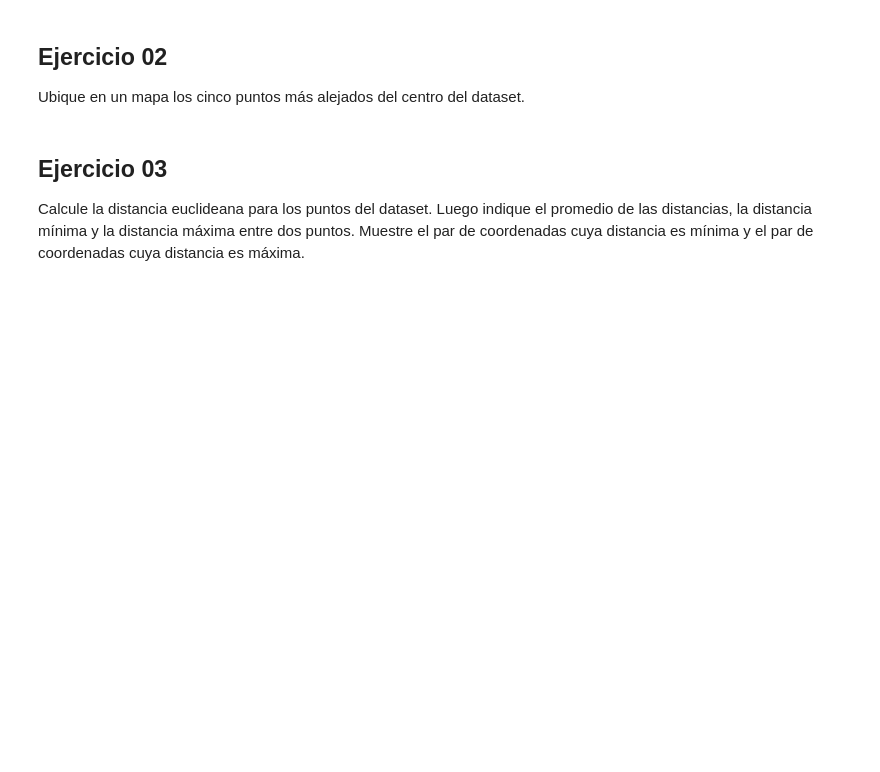
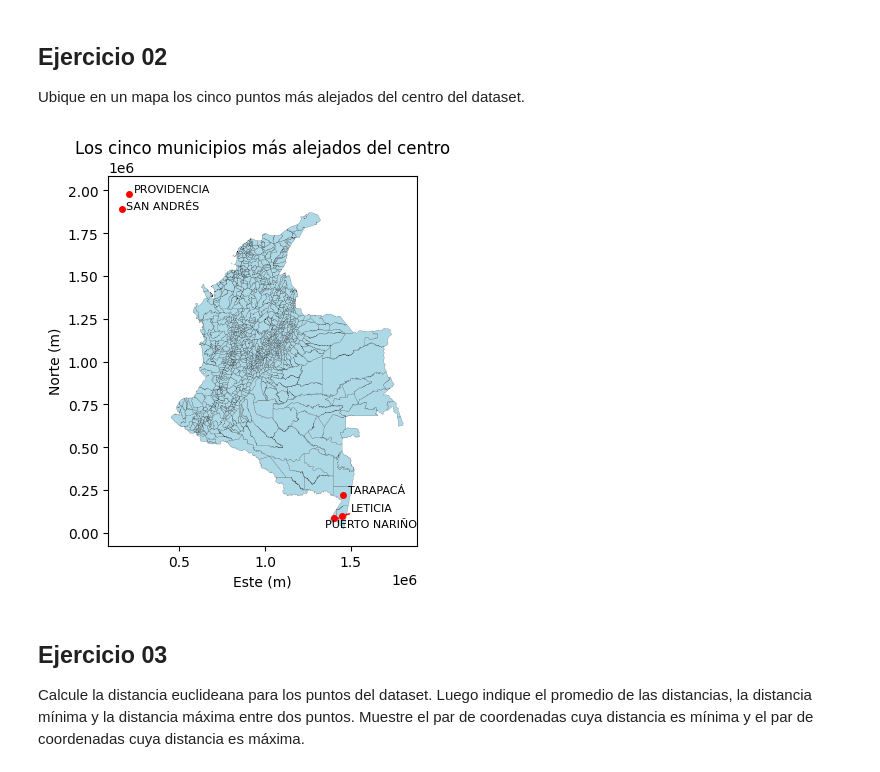
Before and after one commit to BluessyJazz/Programacion-Para-Ingenieria_2024-1, a Jupyter notebook: SI05 GeoPandas SciPy/BEDOYAa_SI05_v20240516.ipynb, the cells around one changed output. Drawn from its saved outputs; the diff is of its cells as text; code cells hidden in the pictures; blank space fills up the shorter version.

```diff
--- a/SI05 GeoPandas SciPy/BEDOYAa_SI05_v20240516.ipynb
+++ b/SI05 GeoPandas SciPy/BEDOYAa_SI05_v20240516.ipynb
@@ -155,3 +282,43 @@ Ubique en un mapa los cinco puntos más alejados del centro del dataset.
+# %%
+# Proyectar a un CRS proyectado
+mun_col_crs = mun_col.to_crs("EPSG:3116")
+
+# Calcular el centro del conjunto de datos
+center = mun_col_crs.geometry.centroid.unary_union.centroid
+
+# Calcular la distancia de cada punto al centro
+mun_col_crs['distancia_al_centro'] = mun_col_crs.geometry.centroid.distance(center)
+
+# Ordenar los puntos por su distancia al centro y seleccionar los cinco puntos más alejados
+puntos_mas_alejados = mun_col_crs.nlargest(5, 'distancia_al_centro')
+
+# Crear una figura y un eje
+fig, ax = plt.subplots()
+
+# Dibujar todos los puntos en el mapa
+mun_col_crs.plot(ax=ax, color='lightblue', edgecolor='black', linewidth=0.1)
+
+# Definir una función regular para reemplazar la función lambda
+def plot_point(row):
+    centroid = row.geometry.centroid
+    ax.plot(centroid.x, centroid.y, 'ro', markersize=4)
+    return ax.annotate(row.MPIO_CNMBR, (centroid.x, centroid.y), fontsize=8)
+
+# Aplicar la función a cada fila y guardar las anotaciones en una lista
+annotations = puntos_mas_alejados.apply(plot_point, axis=1).tolist()
+
+# Ajustar las anotaciones para evitar la superposición
+adjust_text(annotations, arrowprops=dict(arrowstyle='->', color='red'))
+
+# Añadir un título y etiquetas a los ejes
+ax.set_title('Los cinco municipios más alejados del centro')
+ax.set_xlabel('Este (m)')
+ax.set_ylabel('Norte (m)')
+
+# Mostrar el mapa
+plt.show()
+# %% [output]
+[figure, added]
 # %% [markdown]
 ## Ejercicio 03
 
```
Also changed, not shown: parts of 18 cells of this notebook.
